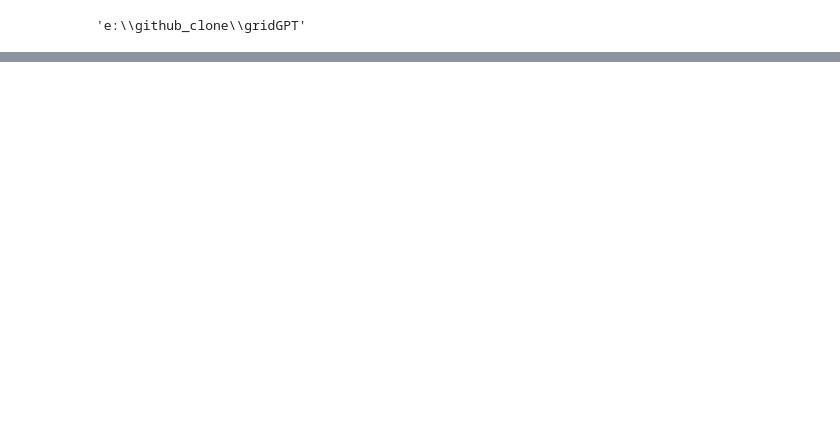
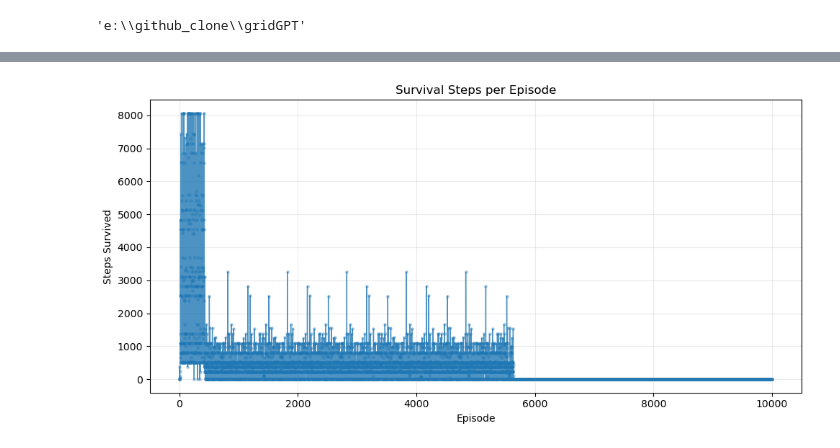
Before and after one commit to MorningStarTM/gridGPT, a Jupyter notebook: src/research/actor_critic.ipynb, the cells around one changed output, grey strips where cells are left out. Cells and saved outputs as stored; diff of their text form; code cells hidden in the pictures; blank space fills up the shorter version.

```diff
--- a/src/research/actor_critic.ipynb
+++ b/src/research/actor_critic.ipynb
@@ -230,0 +347,4 @@ if __name__ == '__main__':
+# %%
+plot_survival_steps(survival)
+# %% [output]
+[figure, added]
```
Also changed, not shown: parts of 6 cells of this notebook.
